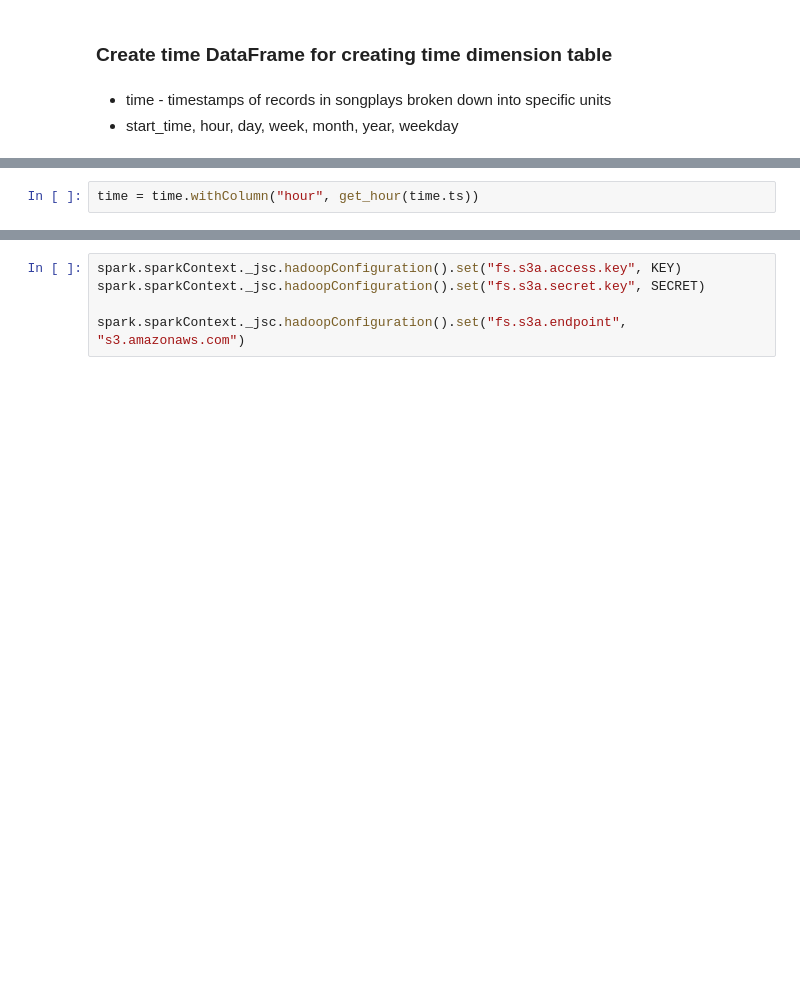
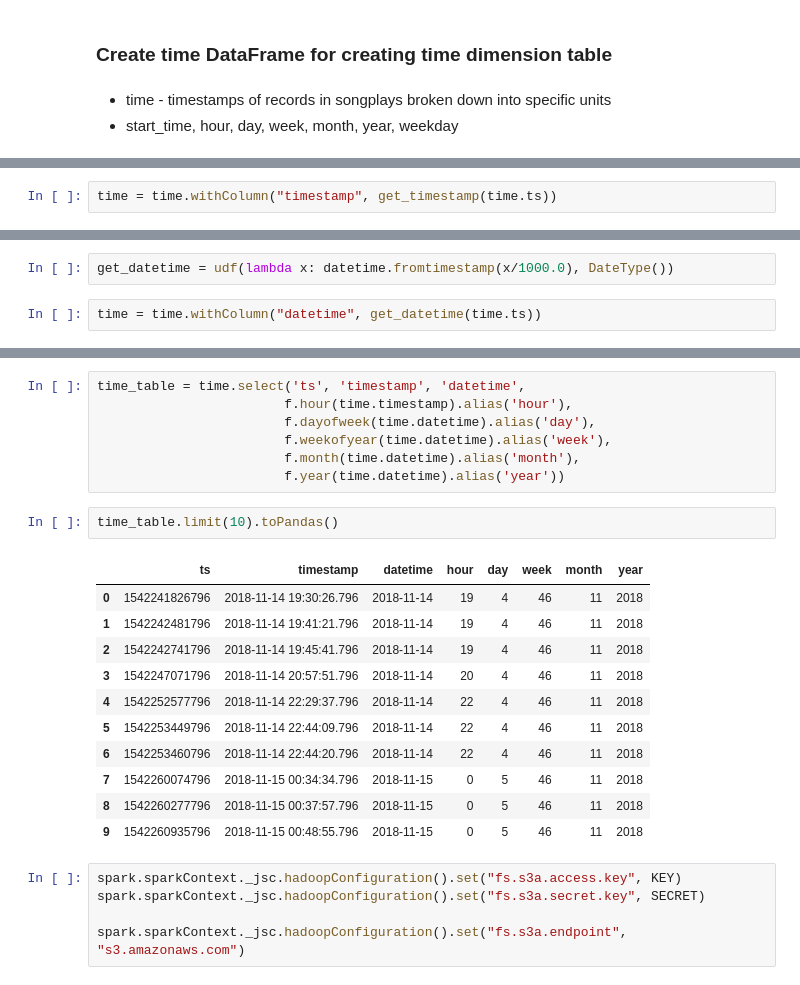
Before and after one commit to ranjithpals/100DaysOfCode, a Jupyter notebook: ETL.ipynb, the cells around one changed output, grey strips where cells are left out. Saved outputs shown, nothing was run; the diff lists cells and outputs as text; blank space fills up the shorter version.

```diff
--- a/ETL.ipynb
+++ b/ETL.ipynb
@@ -286,2 +301,2 @@ time = log_f1.select(['ts'])
 # %%
-time = time.withColumn("hour", get_hour(time.ts))
+time = time.withColumn("timestamp", get_timestamp(time.ts))
@@ -289,0 +305,4 @@ time = time.withColumn("hour", get_hour(time.ts))
+# %%
+get_datetime = udf(lambda x: datetime.fromtimestamp(x/1000.0), DateType())
+# %%
+time = time.withColumn("datetime", get_datetime(time.ts))
@@ -290,3 +321,24 @@ time = time.withColumn("hour", get_hour(time.ts))
+# %%
+time_table = time.select('ts', 'timestamp', 'datetime',
+                        f.hour(time.timestamp).alias('hour'),
+                        f.dayofweek(time.datetime).alias('day'),
+                        f.weekofyear(time.datetime).alias('week'),
+                        f.month(time.datetime).alias('month'),
+                        f.year(time.datetime).alias('year'))
+# %%
+time_table.limit(10).toPandas()
+# %% [output]
+|  | ts | timestamp | datetime | hour | day | week | month | year |
+| 0 | 1542241826796 | 2018-11-14 19:30:26.796 | 2018-11-14 | 19 | 4 | 46 | 11 | 2018 |
+| 1 | 1542242481796 | 2018-11-14 19:41:21.796 | 2018-11-14 | 19 | 4 | 46 | 11 | 2018 |
+| 2 | 1542242741796 | 2018-11-14 19:45:41.796 | 2018-11-14 | 19 | 4 | 46 | 11 | 2018 |
+| 3 | 1542247071796 | 2018-11-14 20:57:51.796 | 2018-11-14 | 20 | 4 | 46 | 11 | 2018 |
+| 4 | 1542252577796 | 2018-11-14 22:29:37.796 | 2018-11-14 | 22 | 4 | 46 | 11 | 2018 |
+| 5 | 1542253449796 | 2018-11-14 22:44:09.796 | 2018-11-14 | 22 | 4 | 46 | 11 | 2018 |
+| 6 | 1542253460796 | 2018-11-14 22:44:20.796 | 2018-11-14 | 22 | 4 | 46 | 11 | 2018 |
+| 7 | 1542260074796 | 2018-11-15 00:34:34.796 | 2018-11-15 | 0 | 5 | 46 | 11 | 2018 |
+| 8 | 1542260277796 | 2018-11-15 00:37:57.796 | 2018-11-15 | 0 | 5 | 46 | 11 | 2018 |
+| 9 | 1542260935796 | 2018-11-15 00:48:55.796 | 2018-11-15 | 0 | 5 | 46 | 11 | 2018 |
 # %%
 spark.sparkContext._jsc.hadoopConfiguration().set("fs.s3a.access.key", KEY)
 spark.sparkContext._jsc.hadoopConfiguration().set("fs.s3a.secret.key", SECRET)
```
Also changed, not shown: parts of 15 cells of this notebook.
